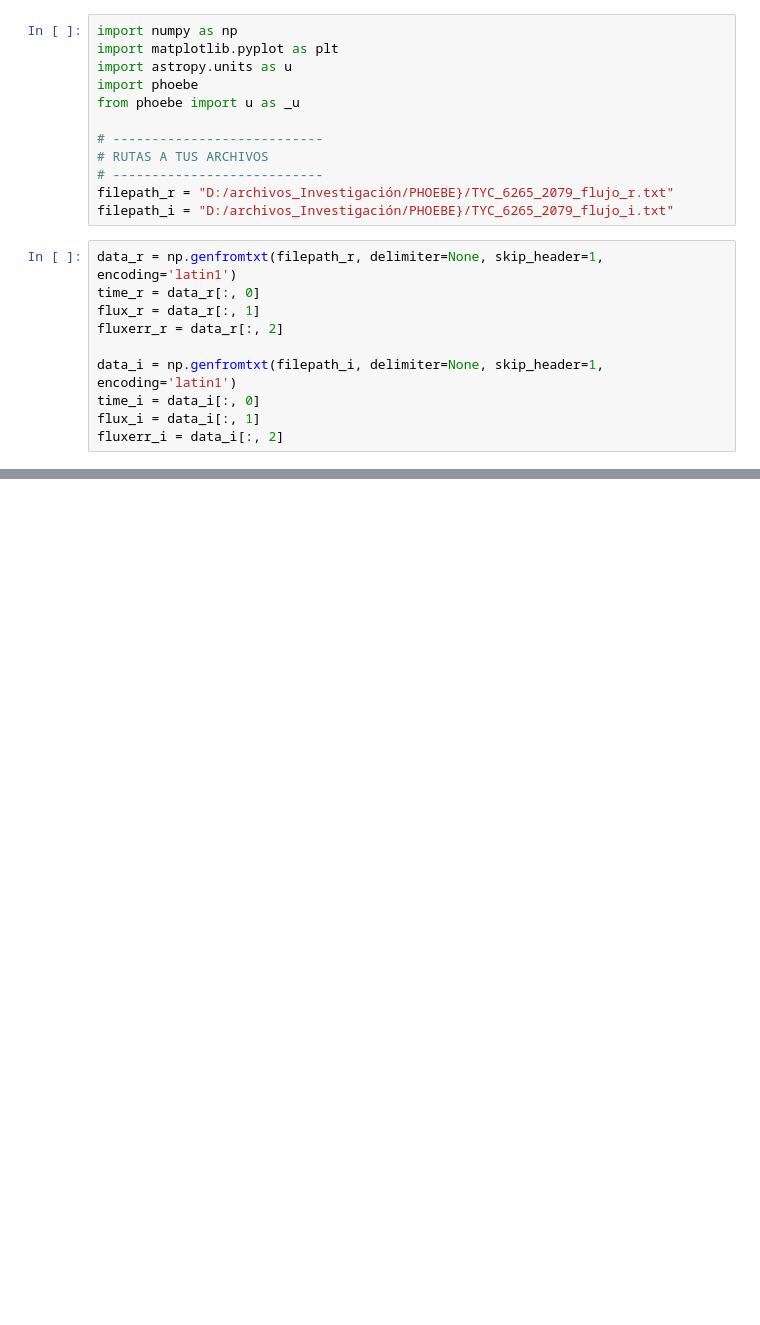
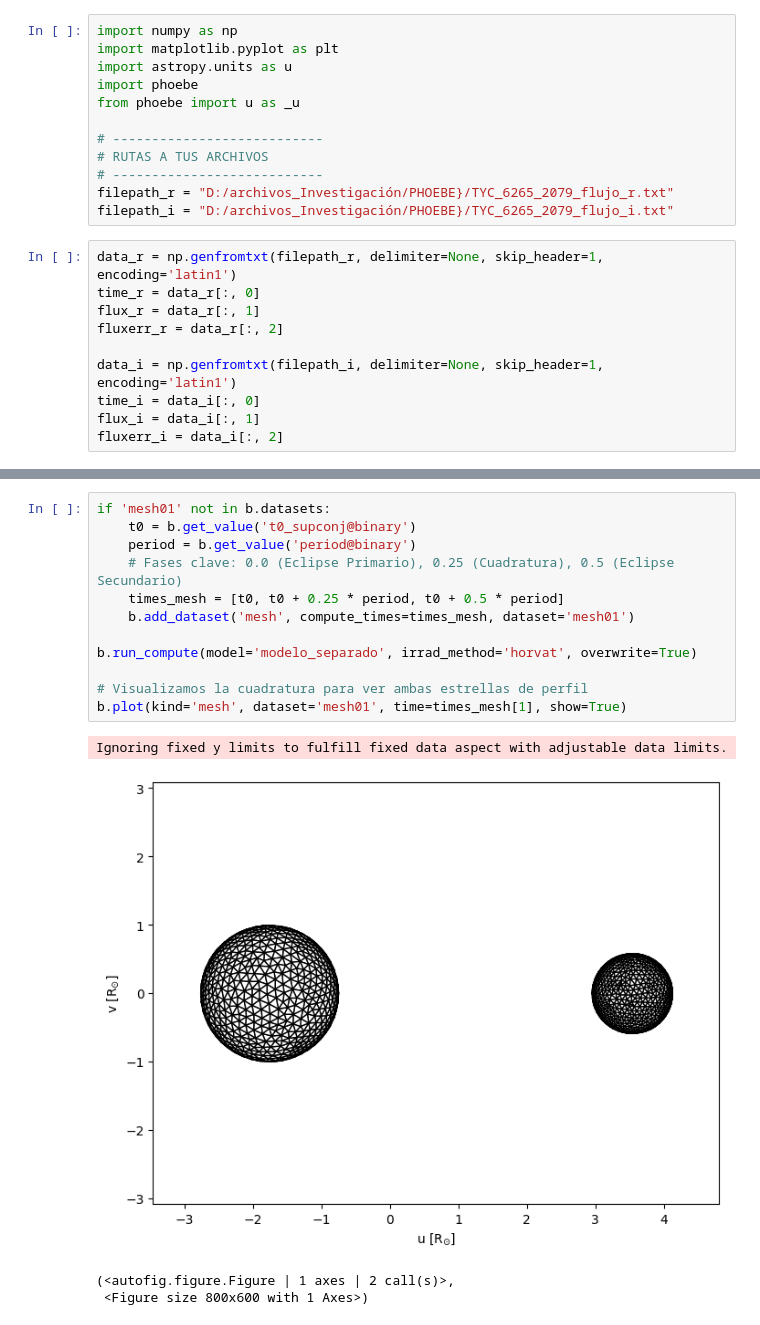
Before and after one commit to Cris-C-C/Investigacion, a Jupyter notebook: PHOEBE/PHOEBE_2.ipynb, the cells around one changed output, grey strips where cells are left out. Drawn from its saved outputs; the diff is of its cells as text; blank space fills up the shorter version.

```diff
--- a/PHOEBE/PHOEBE_2.ipynb
+++ b/PHOEBE/PHOEBE_2.ipynb
@@ -132,0 +112,17 @@ Roche lobe 2: 1.6994519588420407
+# %%
+if 'mesh01' not in b.datasets:
+    t0 = b.get_value('t0_supconj@binary')
+    period = b.get_value('period@binary')
+    # Fases clave: 0.0 (Eclipse Primario), 0.25 (Cuadratura), 0.5 (Eclipse Secundario)
+    times_mesh = [t0, t0 + 0.25 * period, t0 + 0.5 * period]
+    b.add_dataset('mesh', compute_times=times_mesh, dataset='mesh01')
+
+b.run_compute(model='modelo_separado', irrad_method='horvat', overwrite=True)
+
+# Visualizamos la cuadratura para ver ambas estrellas de perfil
+b.plot(kind='mesh', dataset='mesh01', time=times_mesh[1], show=True)
+# %% [output]
+Ignoring fixed y limits to fulfill fixed data aspect with adjustable data limits.
+[figure, added]
+(<autofig.figure.Figure | 1 axes | 2 call(s)>,
+ <Figure size 800x600 with 1 Axes>)
```
Also changed, not shown: parts of 6 cells of this notebook, 2 other files.
